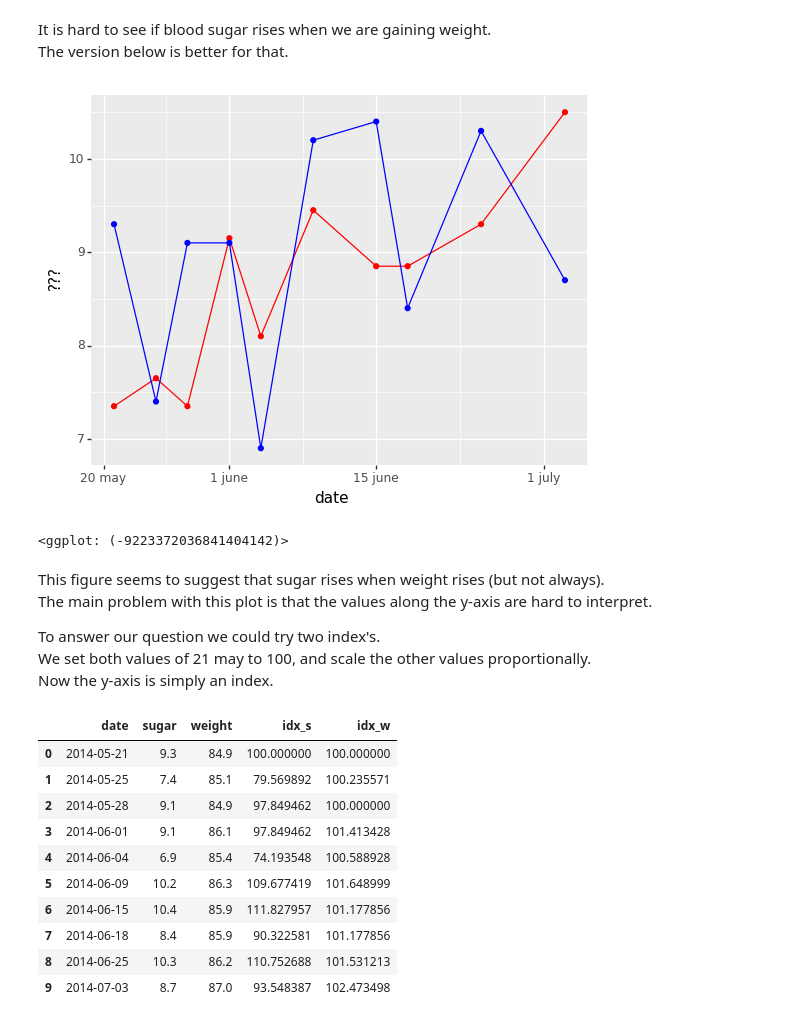
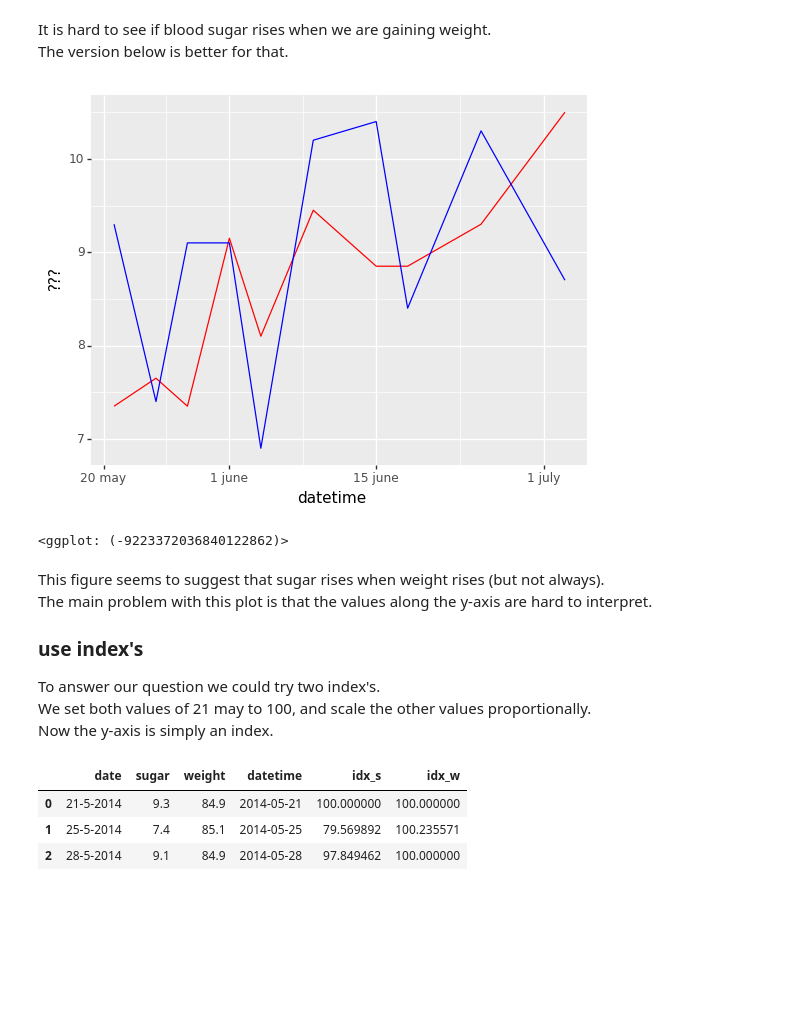
Before and after one commit to vilkoos/ggplot_cookbook, a Jupyter notebook: cookbook/440_scale_xy_date.ipynb, the cells around one changed output. Cells and saved outputs as stored; diff of their text form; code cells hidden in the pictures; blank space fills up the shorter version.

```diff
--- a/cookbook/440_scale_xy_date.ipynb
+++ b/cookbook/440_scale_xy_date.ipynb
@@ -83,11 +83,3 @@ None
 | 2 | 28-5-2014 | 9.1 | 84.9 | 2014-05-28 |
 | 3 | 1-6-2014 | 9.1 | 86.1 | 2014-06-01 |
 | 4 | 4-6-2014 | 6.9 | 85.4 | 2014-06-04 |
-# %%
-# drop the old date column
-sug = sug[ ["datetime","sugar","weight"]  ]
-# rename the first column to date
-sug.columns= ["date","sugar","weight"]
-# show the result
-print(sug.info())
-sug.head()
@@ -159,21 +133,21 @@ ggplot(data=sug, mapping=aes(x='date')) + \
 It is hard to see if blood sugar rises when we are gaining weight.
 The version below is better for that.
 # %%
-ggplot(data=sug, mapping=aes(x='date')) + \
+ggplot(data=sug, mapping=aes(x='datetime')) + \
     scale_x_date(breaks=['2014-05-20', '2014-06-01','2014-06-15','2014-07-01'],
                  labels=['20 may','1 june','15 june','1 july']) + \
-    geom_point(mapping=aes(y='1.5*(weight-80)'), color='red') + \
     geom_line(mapping=aes(y='1.5*(weight-80)'), color='red') + \
-    geom_point(mapping=aes(y='sugar'), color='blue') + \
     geom_line(mapping=aes(y='sugar'), color='blue') + \
     ylab('???')
 # %% [output]
-[figure, old version]
+[figure, new version]
-<ggplot: (-9223372036841404142)>
+<ggplot: (-9223372036840122862)>
 # %% [markdown]
 This figure seems to suggest that sugar rises when weight rises (but not always).
 The main problem with this plot is that the values along the y-axis are hard to interpret.
 
+### use index's
+
 To answer our question we could try two index's.
 We set both values of 21 may to 100, and scale the other values proportionally.
 Now the y-axis is simply an index.
@@ -181,17 +155,10 @@ Now the y-axis is simply an index.
 sug['idx_s'] = sug['sugar']*100/9.3
 sug['idx_w'] = sug['weight']*100/84.9
 
-sug.head(10)
+sug.head(3)
 # %% [output]
-|  | date | sugar | weight | idx_s | idx_w |
-| 0 | 2014-05-21 | 9.3 | 84.9 | 100.000000 | 100.000000 |
-| 1 | 2014-05-25 | 7.4 | 85.1 | 79.569892 | 100.235571 |
-| 2 | 2014-05-28 | 9.1 | 84.9 | 97.849462 | 100.000000 |
-| 3 | 2014-06-01 | 9.1 | 86.1 | 97.849462 | 101.413428 |
-| 4 | 2014-06-04 | 6.9 | 85.4 | 74.193548 | 100.588928 |
-| 5 | 2014-06-09 | 10.2 | 86.3 | 109.677419 | 101.648999 |
-| 6 | 2014-06-15 | 10.4 | 85.9 | 111.827957 | 101.177856 |
-| 7 | 2014-06-18 | 8.4 | 85.9 | 90.322581 | 101.177856 |
-| 8 | 2014-06-25 | 10.3 | 86.2 | 110.752688 | 101.531213 |
-| 9 | 2014-07-03 | 8.7 | 87.0 | 93.548387 | 102.473498 |
+|  | date | sugar | weight | datetime | idx_s | idx_w |
+| 0 | 21-5-2014 | 9.3 | 84.9 | 2014-05-21 | 100.000000 | 100.000000 |
+| 1 | 25-5-2014 | 7.4 | 85.1 | 2014-05-25 | 79.569892 | 100.235571 |
+| 2 | 28-5-2014 | 9.1 | 84.9 | 2014-05-28 | 97.849462 | 100.000000 |
 # %%
```
Also changed, not shown: parts of 15 cells of this notebook, 2 other files.
